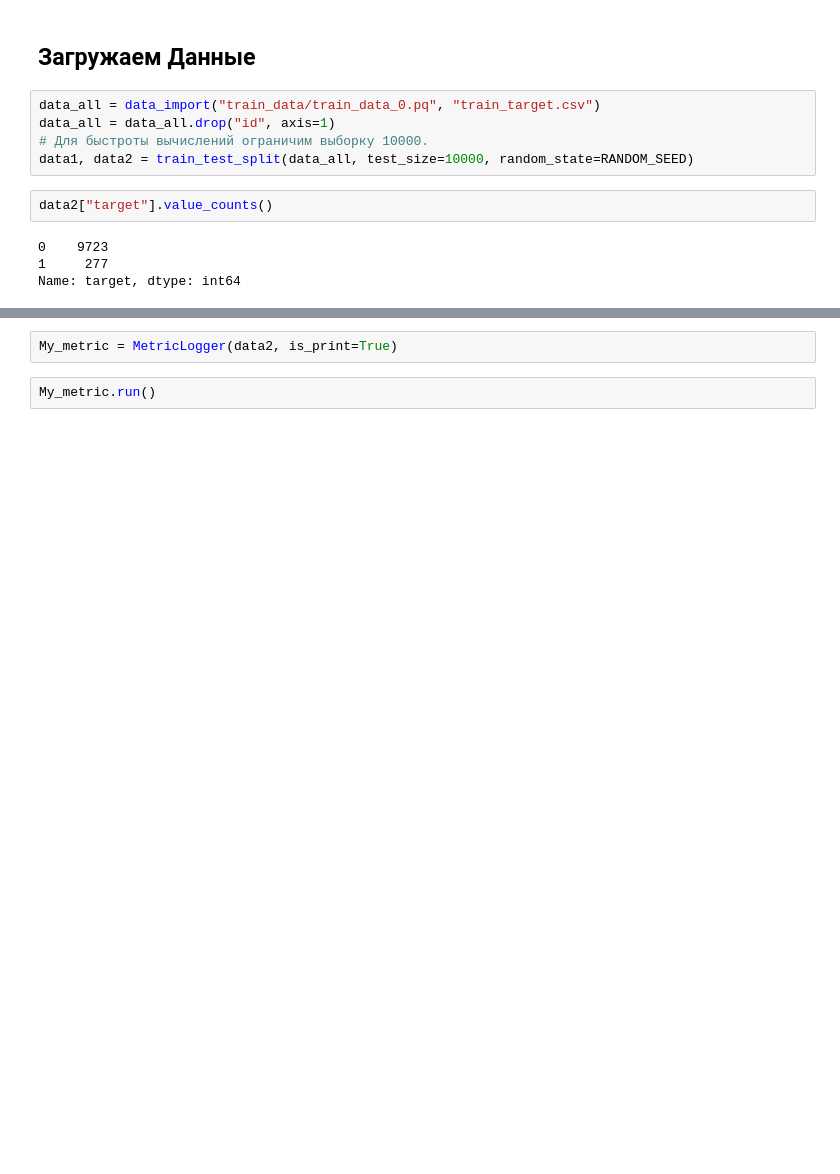
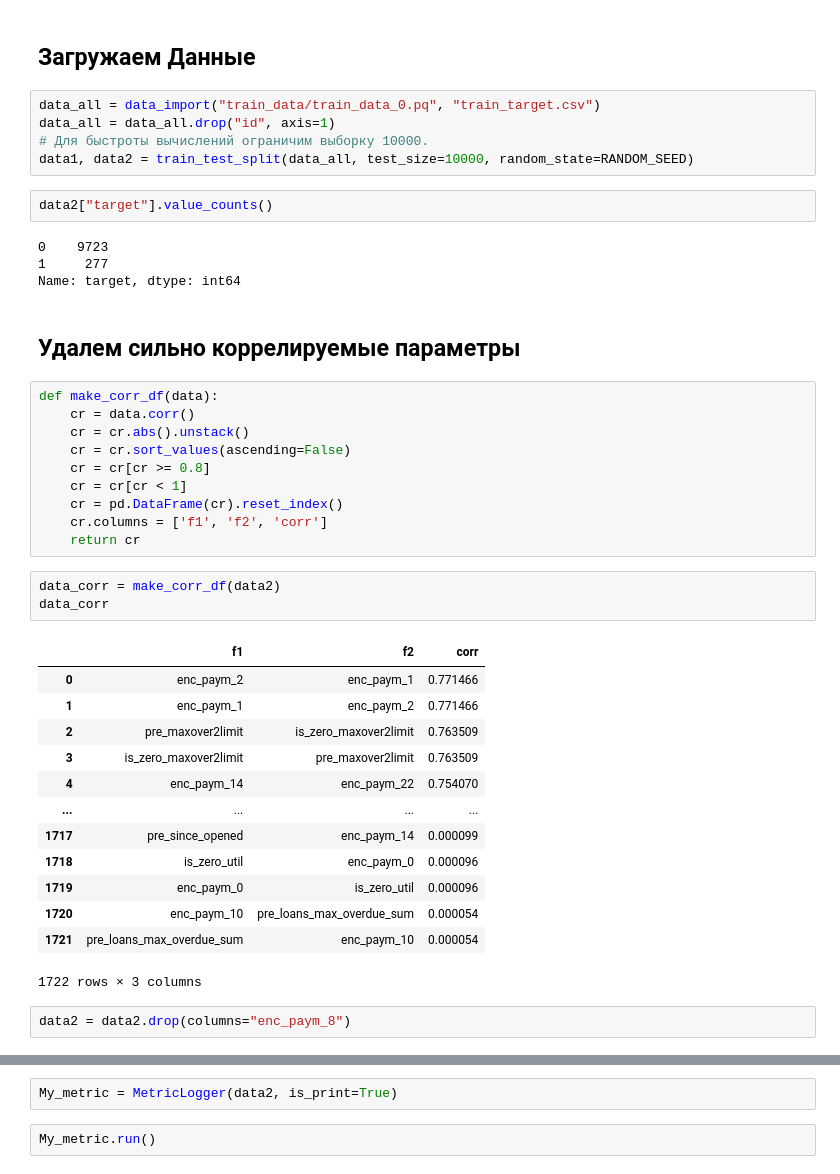
Before and after one commit to RomanK-ML/pet-projects, a Jupyter notebook: Кредитный скоринг на данных кредитных историй/Credit_scoring_Alpha.ipynb, the cells around one changed output, grey strips where cells are left out. Saved outputs shown, nothing was run; the diff lists cells and outputs as text; blank space fills up the shorter version.

```diff
--- a/Кредитный скоринг на данных кредитных историй/Credit_scoring_Alpha.ipynb
+++ b/Кредитный скоринг на данных кредитных историй/Credit_scoring_Alpha.ipynb
@@ -482,3 +482,34 @@ data2["target"].value_counts()
 0    9723
 1     277
 Name: target, dtype: int64
+# %% [markdown]
+## Удалем сильно коррелируемые параметры
+# %%
+def make_corr_df(data):
+    cr = data.corr()
+    cr = cr.abs().unstack()
+    cr = cr.sort_values(ascending=False)
+    cr = cr[cr >= 0.8]
+    cr = cr[cr < 1]
+    cr = pd.DataFrame(cr).reset_index()
+    cr.columns = ['f1', 'f2', 'corr']
+    return cr
+# %%
+data_corr = make_corr_df(data2)
+data_corr
+# %% [output]
+|  | f1 | f2 | corr |
+| 0 | enc_paym_2 | enc_paym_1 | 0.771466 |
+| 1 | enc_paym_1 | enc_paym_2 | 0.771466 |
+| 2 | pre_maxover2limit | is_zero_maxover2limit | 0.763509 |
+| 3 | is_zero_maxover2limit | pre_maxover2limit | 0.763509 |
+| 4 | enc_paym_14 | enc_paym_22 | 0.754070 |
+| ... | ... | ... | ... |
+| 1717 | pre_since_opened | enc_paym_14 | 0.000099 |
+| 1718 | is_zero_util | enc_paym_0 | 0.000096 |
+| 1719 | enc_paym_0 | is_zero_util | 0.000096 |
+| 1720 | enc_paym_10 | pre_loans_max_overdue_sum | 0.000054 |
+| 1721 | pre_loans_max_overdue_sum | enc_paym_10 | 0.000054 |
+1722 rows × 3 columns
+# %%
+data2 = data2.drop(columns="enc_paym_8")
```
Also changed, not shown: parts of 9 cells of this notebook, 2 other files.
